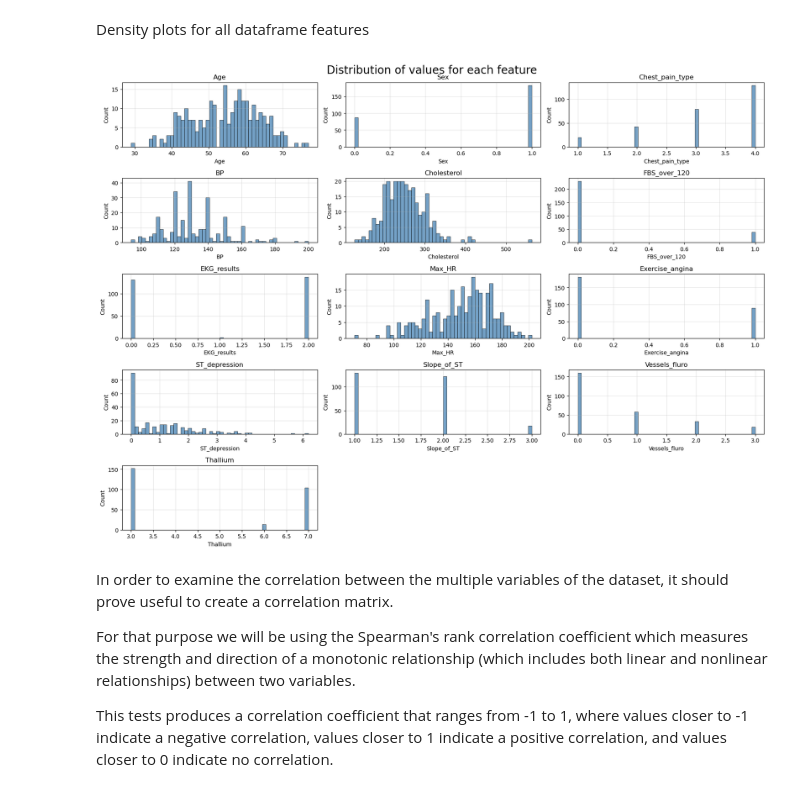
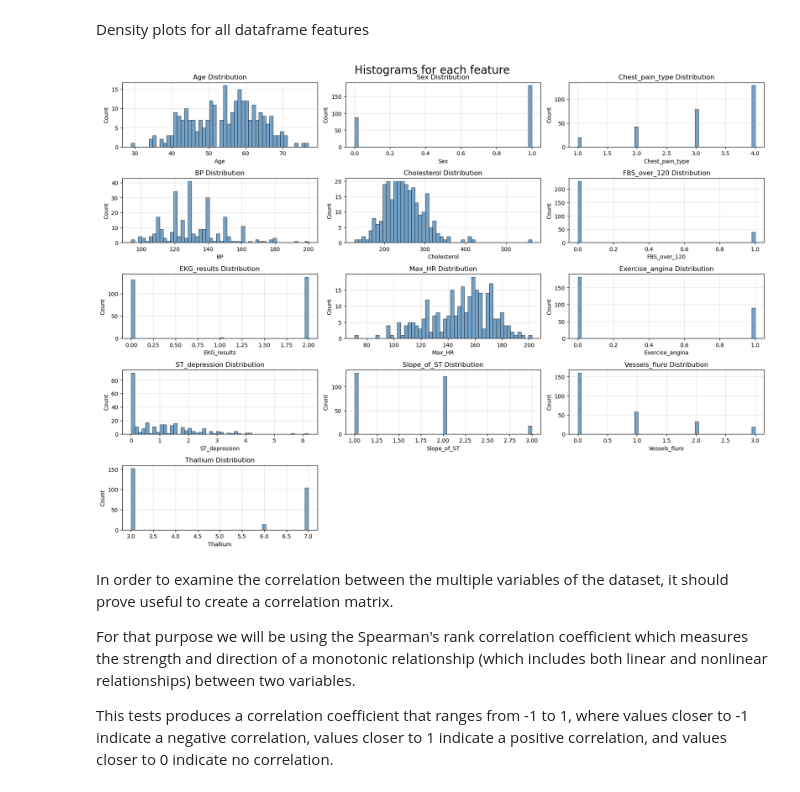
Before and after one commit to SyNikolai/HeartDiseaseML, a Jupyter notebook: heartdisease.ipynb, the cells around one changed output. Drawn from its saved outputs; the diff is of its cells as text; code cells hidden in the pictures.

```diff
--- a/heartdisease.ipynb
+++ b/heartdisease.ipynb
@@ -232,35 +241,35 @@ Density plots for all dataframe features
 # %%
 # Create a new dataframe with all the features except the target feature
 data = df.loc[:, ~df.columns.isin(["Heart_Disease"])]
 
 # Find the number of variables in the dataframe
 num_vars =  len(data.columns)
 
 # Calculate the number of rows and columns needed for the grid of subplots
 num_rows = (num_vars // 2) + (num_vars % 2)
 num_cols = 3
 
 # Grid of subplots
 fig, axes = plt.subplots(nrows=num_rows, ncols=num_cols, figsize=(17, 17))
 
 # Flatten the 2D array of axes into a 1D array
 axes = axes.flatten()
 
-# Loop through each variable and plot a density curve on a different subplot
+# Loop through each variable and plot a histogram for each one
 for i, col in enumerate(data.columns):
     sns.histplot(data[col], bins=50, ax=axes[i], color="steelblue")
-    axes[i].set_title(col)
+    axes[i].set_title(f"{col} Distribution")
     axes[i].grid(alpha=0.35)
 
 # Remove any extra subplots from the grid
 for j in range(num_vars, num_rows * num_cols):
     fig.delaxes(axes[j])
 
-plt.suptitle("Distribution of values for each feature", fontsize=20)
+plt.suptitle("Histograms for each feature", fontsize=20)
 plt.tight_layout()
 plt.show()
 # %% [output]
-[figure, old version]
+[figure, new version]
 # %% [markdown]
 In order to examine the correlation between the multiple variables of the dataset, it should prove useful to create a correlation matrix.
 
```
Also changed, not shown: parts of 18 cells of this notebook.
